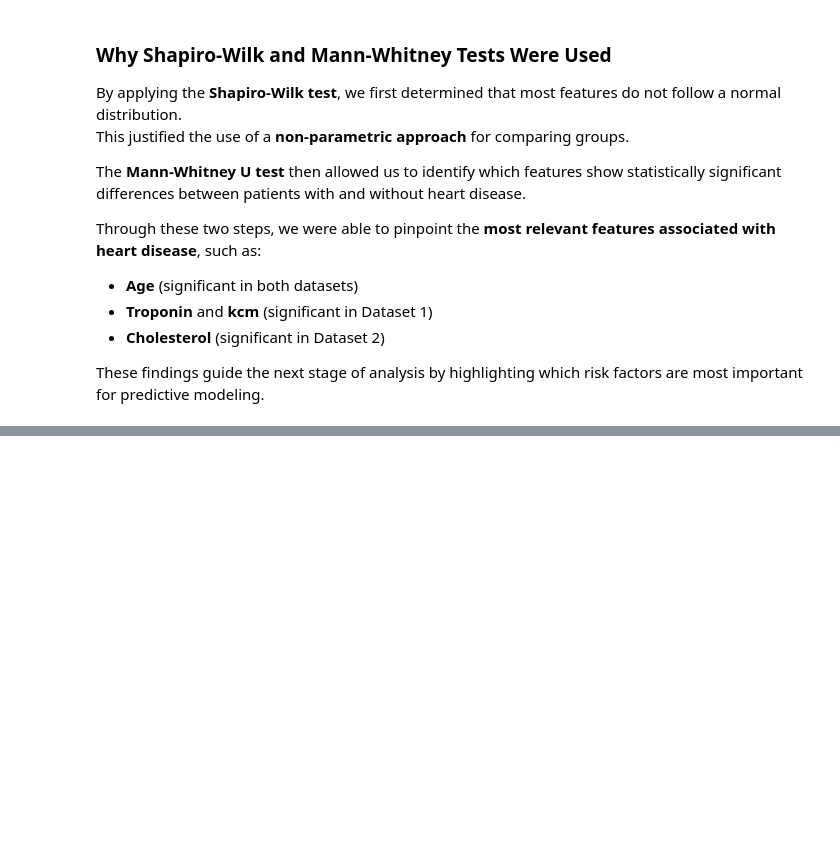
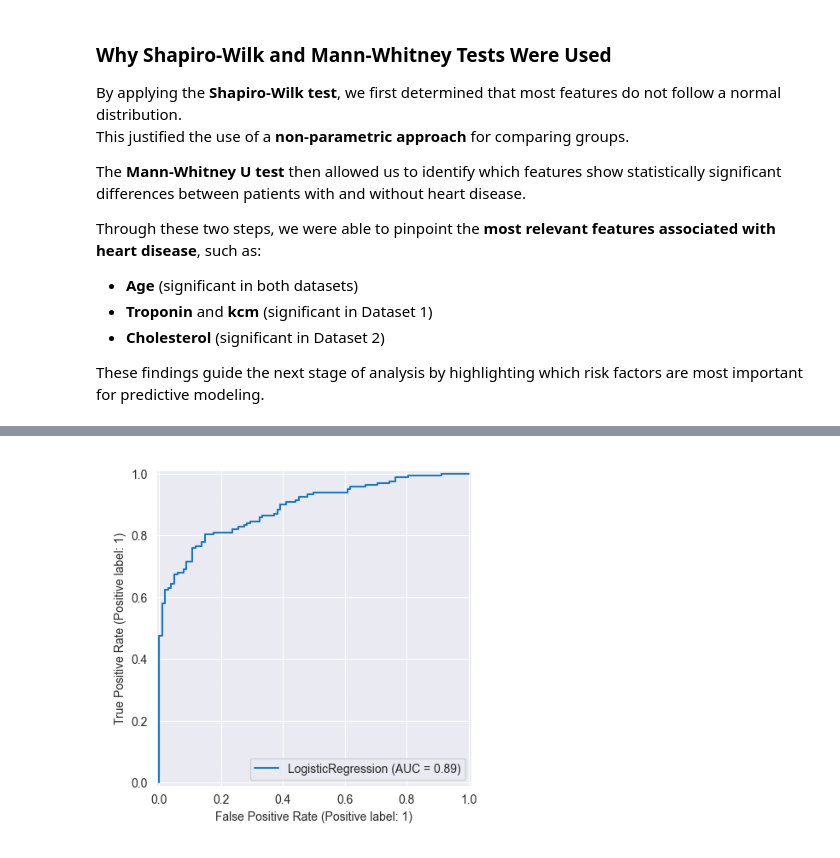
Before and after one commit to plamensve/DS_FINAL_PROJECT, a Jupyter notebook: notebooks/08_comparative_analysis.ipynb, the cells around one changed output, grey strips where cells are left out. Drawn from its saved outputs; the diff is of its cells as text; code cells hidden in the pictures; blank space fills up the shorter version.

```diff
--- a/notebooks/08_comparative_analysis.ipynb
+++ b/notebooks/08_comparative_analysis.ipynb
@@ -237,0 +322,7 @@ These findings guide the next stage of analysis by highlighting which risk facto
+# %%
+ds1_roc_curve = mpimg.imread('../images/dataset1_images/ds1_roc_curve_lr.png')
+plt.imshow(ds1_roc_curve)
+plt.axis("off")
+plt.show()
+# %% [output]
+[figure, added]
```
Also changed, not shown: parts of 18 cells of this notebook, 13 other files.
